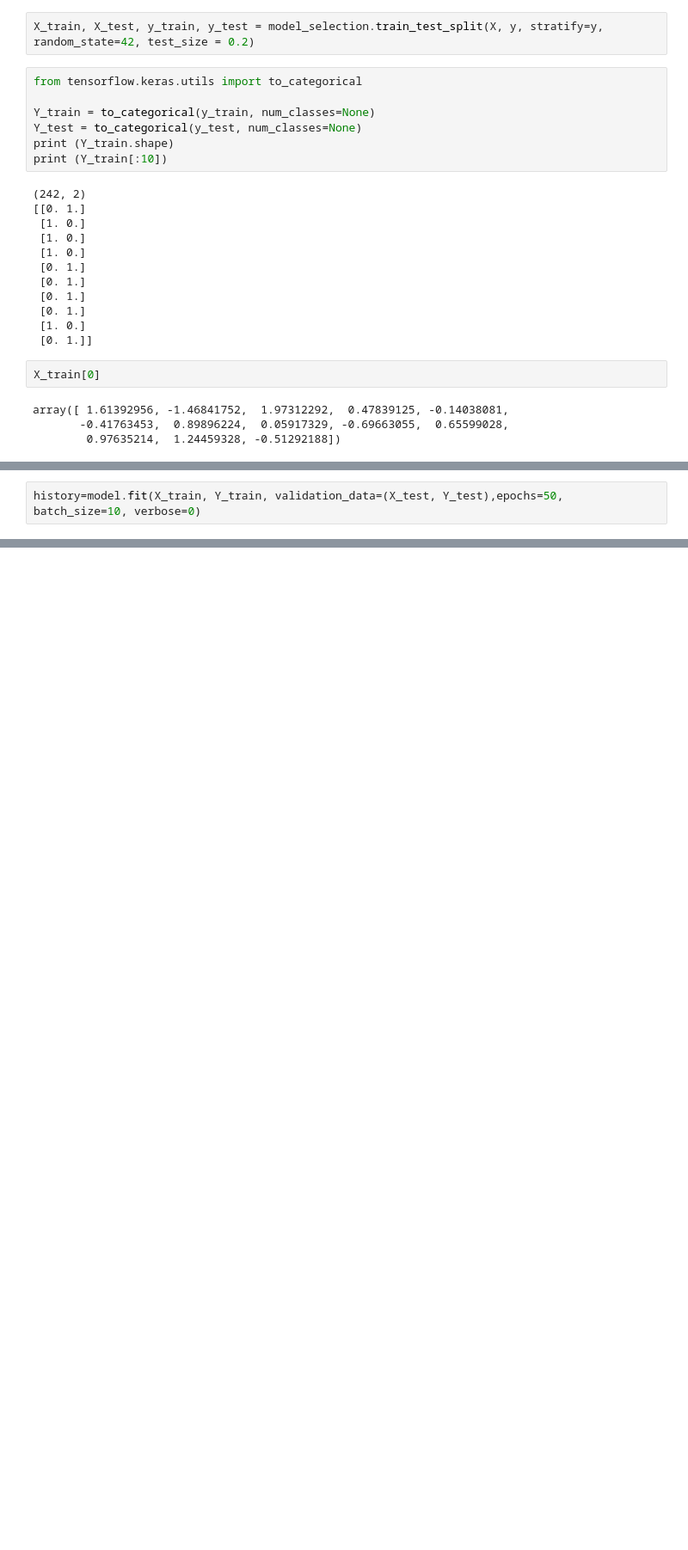
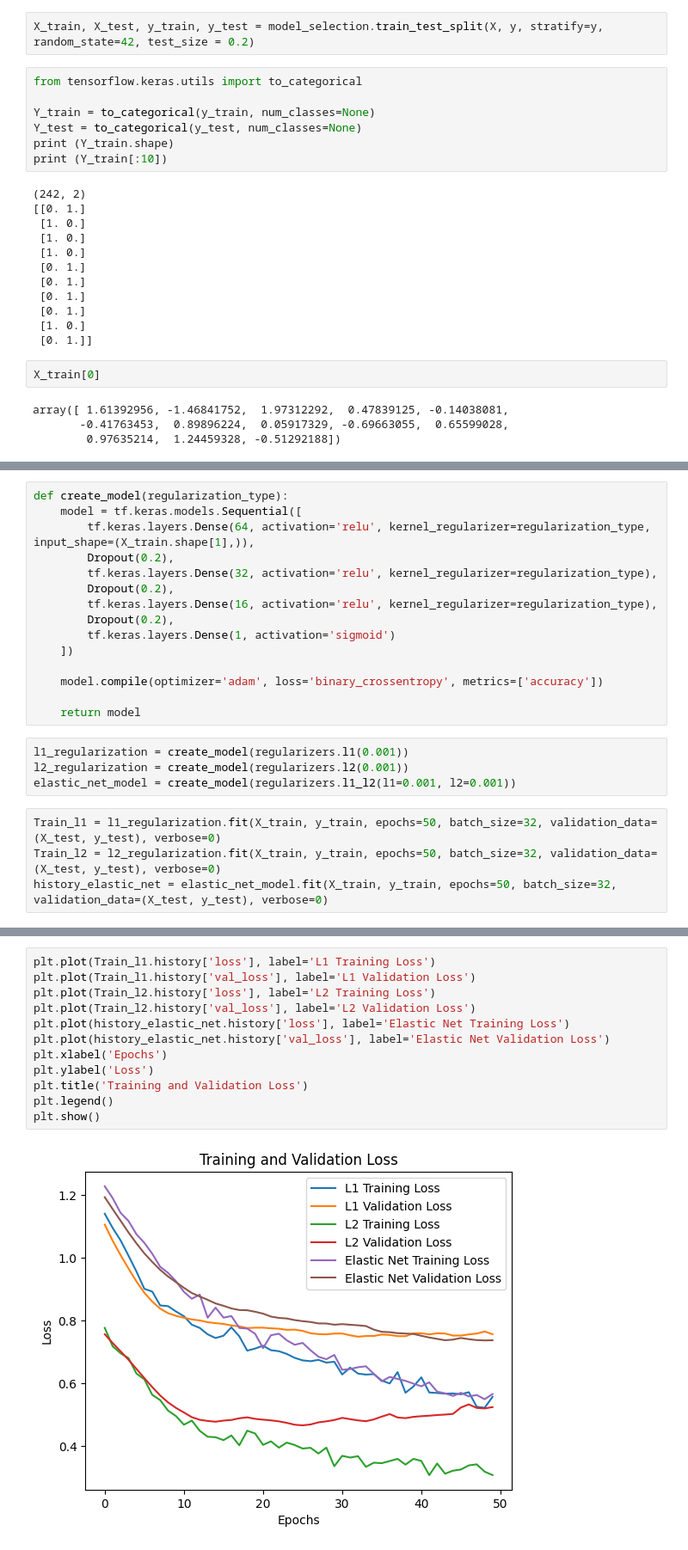
Before and after one commit to ManishSuhas0026/Deep-Learning, a Jupyter notebook: 2348530_Lab_3.ipynb, the cells around one changed output, grey strips where cells are left out. Shown: that part at 86% size. Saved outputs shown, nothing was run; the diff lists cells and outputs as text; blank space fills up the shorter version.

```diff
--- a/2348530_Lab_3.ipynb
+++ b/2348530_Lab_3.ipynb
@@ -238,2 +174,0 @@ print(X_train.shape)
-# %%
-history=model.fit(X_train, Y_train, validation_data=(X_test, Y_test),epochs=50, batch_size=10, verbose=0)
@@ -268,0 +175,23 @@ Results for Categorical Model
+# %%
+def create_model(regularization_type):
+    model = tf.keras.models.Sequential([
+        tf.keras.layers.Dense(64, activation='relu', kernel_regularizer=regularization_type, input_shape=(X_train.shape[1],)),
+        Dropout(0.2),
+        tf.keras.layers.Dense(32, activation='relu', kernel_regularizer=regularization_type),
+        Dropout(0.2),
+        tf.keras.layers.Dense(16, activation='relu', kernel_regularizer=regularization_type),
+        Dropout(0.2),
+        tf.keras.layers.Dense(1, activation='sigmoid')
+    ])
+
+    model.compile(optimizer='adam', loss='binary_crossentropy', metrics=['accuracy'])
+
+    return model
+# %%
+l1_regularization = create_model(regularizers.l1(0.001))
+l2_regularization = create_model(regularizers.l2(0.001))
+elastic_net_model = create_model(regularizers.l1_l2(l1=0.001, l2=0.001))
+# %%
+Train_l1 = l1_regularization.fit(X_train, y_train, epochs=50, batch_size=32, validation_data=(X_test, y_test), verbose=0)
+Train_l2 = l2_regularization.fit(X_train, y_train, epochs=50, batch_size=32, validation_data=(X_test, y_test), verbose=0)
+history_elastic_net = elastic_net_model.fit(X_train, y_train, epochs=50, batch_size=32, validation_data=(X_test, y_test), verbose=0)
@@ -268,0 +206,14 @@ Results for Categorical Model
+# %%
+plt.plot(Train_l1.history['loss'], label='L1 Training Loss')
+plt.plot(Train_l1.history['val_loss'], label='L1 Validation Loss')
+plt.plot(Train_l2.history['loss'], label='L2 Training Loss')
+plt.plot(Train_l2.history['val_loss'], label='L2 Validation Loss')
+plt.plot(history_elastic_net.history['loss'], label='Elastic Net Training Loss')
+plt.plot(history_elastic_net.history['val_loss'], label='Elastic Net Validation Loss')
+plt.xlabel('Epochs')
+plt.ylabel('Loss')
+plt.title('Training and Validation Loss')
+plt.legend()
+plt.show()
+# %% [output]
+[figure, added]
```
Also changed, not shown: parts of 12 cells of this notebook.
